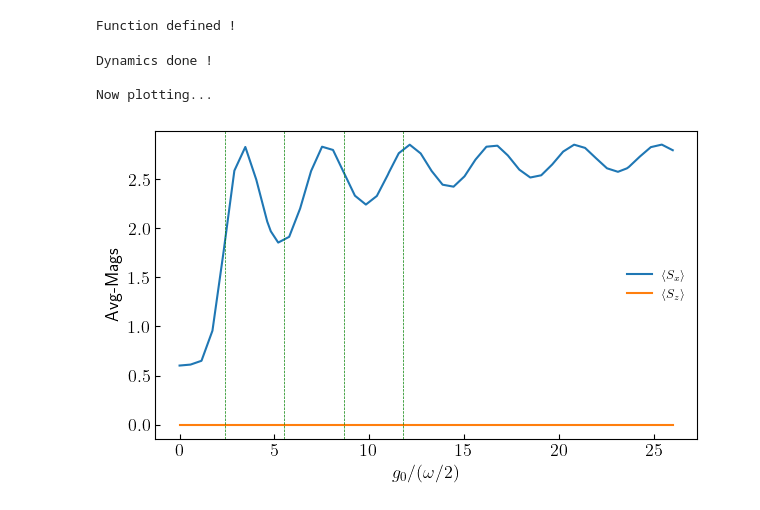
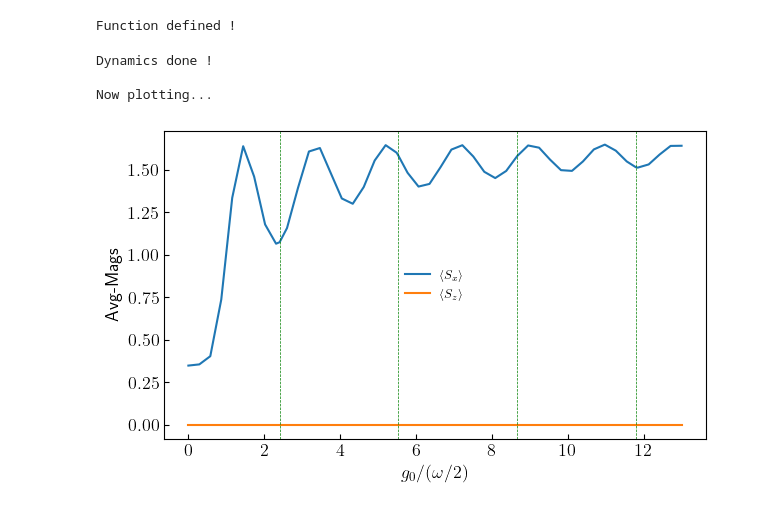
Before and after one commit to rahmahi/DMBL-Engine, a Jupyter notebook: Codes/transverse_photonic_time_evolve_corrected.ipynb, the cells around one changed output. Saved outputs shown, nothing was run; the diff lists cells and outputs as text; code cells hidden in the pictures.

```diff
--- a/Codes/transverse_photonic_time_evolve_corrected.ipynb
+++ b/Codes/transverse_photonic_time_evolve_corrected.ipynb
@@ -621,13 +621,12 @@ def h0_ham(N, beta, Jvalue, n_ph, hbar, omega):
     I_ph = qeye(n_ph)
 
     H0 = Qobj(tensor(H0, qeye(n_ph)).full())
-    H1 = Qobj(tensor(H1, a + adag).full())
+    H1 = Qobj(tensor(H1, a + adag).full())/np.sqrt(N)
     H2 = Qobj(tensor(H2, I_ph).full())
 
     return H0 * 2/N, H1, H2
 
 def run_dynamics(args):
-    psi0 = args['psi0']
     tlist = args['tlist']
     N = args['N']
     beta = args['beta']
@@ -641,7 +640,9 @@ def run_dynamics(args):
     H0 = Qobj(H0.full())
     H1 = Qobj(H1.full())
     H2 = Qobj(H2.full())
-    psi0 = Qobj(psi0.full())
+
+    en, st = H1.eigenstates()
+    psi0 = st[-1]/ (np.sqrt(2)**N)
 
     H_td = [H0, [H1, g_t]]
 
@@ -655,6 +656,8 @@ print("Function defined !")
 # %% [output]
 Function defined !
 # %%
+%%time
+
 import numpy as np
 import matplotlib.pyplot as plt
 from qutip import tensor, qeye, destroy, basis, sigmax, sesolve
@@ -677,8 +680,8 @@ hbar = 1.0
 beta = float('inf')
 Jvalue = 1
 omega = 20
-g0s = np.linspace(0, 13, 46) *  omega / 8
-g0s = np.sort(np.append(g0s, frz * omega / 8))
+g0s = np.linspace(0, 13, 46) *  omega / 4
+g0s = np.sort(np.append(g0s, frz * omega / 4))
 
 # time
 ttop = 10
@@ -694,33 +697,33 @@ psi0 = st[-1]/ (np.sqrt(2)**N)
 
 # evolve
 tlist = np.linspace(0, ttop,  ttop * 20 + 1)
 
 args = [{'omega': omega, 'g0': g0, 'opts':opts, 'tlist': tlist,\
     'psi0': psi0, 'beta':beta, 'Jvalue': Jvalue, 'N': N,\
         'n_ph': n_ph, 'hbar': hbar} for g0 in g0s]
 
 results = p.map(run_dynamics, tqdm(args))
 
 print("Dynamics done ! \n\nNow plotting...")
 
 results = np.array(results)
 Sx_avgs = results[:, 0]
 Sz_avgs = results[:, 1]
 
 
-plt.plot(16 * g0s/omega, Sx_avgs, label=r'$\langle S_x \rangle$')
-plt.plot(16 * g0s/omega, Sz_avgs, label=r'$\langle S_z \rangle$')
+plt.plot(4 * g0s/omega , Sx_avgs, label=r'$\langle S_x \rangle$')
+plt.plot(4 * g0s/omega , Sz_avgs, label=r'$\langle S_z \rangle$')
 plt.xlabel(r'$g_0 / ( \omega / 2)$')
 plt.ylabel('Avg-Mags')
 
 for i in frz:
     plt.axvline(x = i, ls = '--', color = 'green', lw = 0.5)
 
 plt.tick_params(which='both', direction='in')
 plt.legend(frameon=False, fontsize = 9, loc = 'best')
 plt.show()
 # %% [output]
 Dynamics done !
 
 Now plotting...
-[figure, old version]
+[figure, new version]
```
Also changed, not shown: parts of 1 cell of this notebook.
